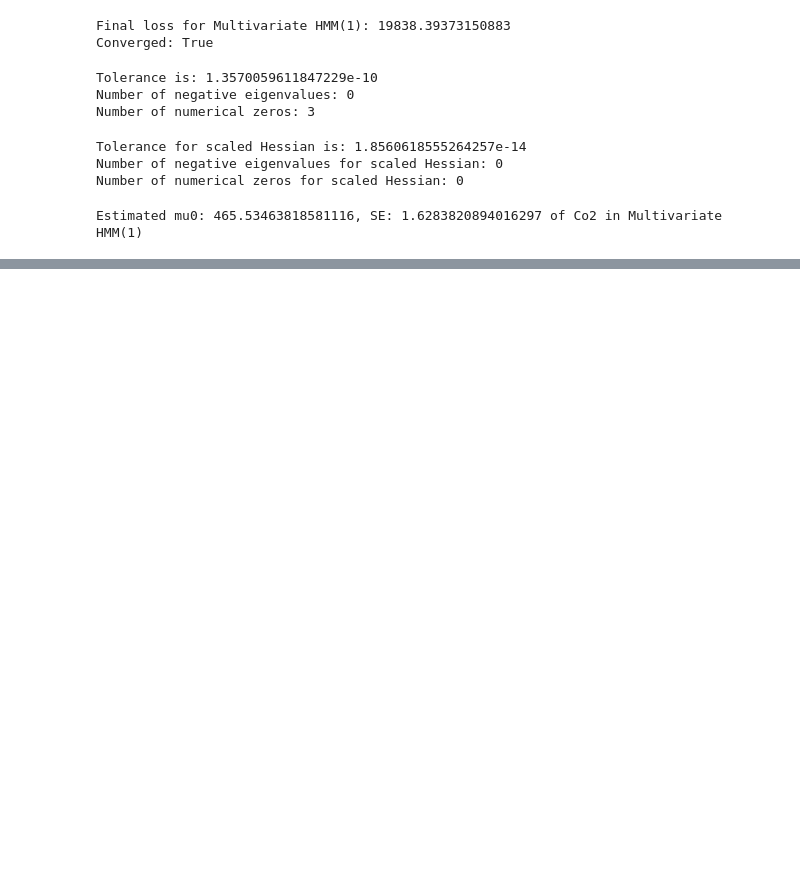
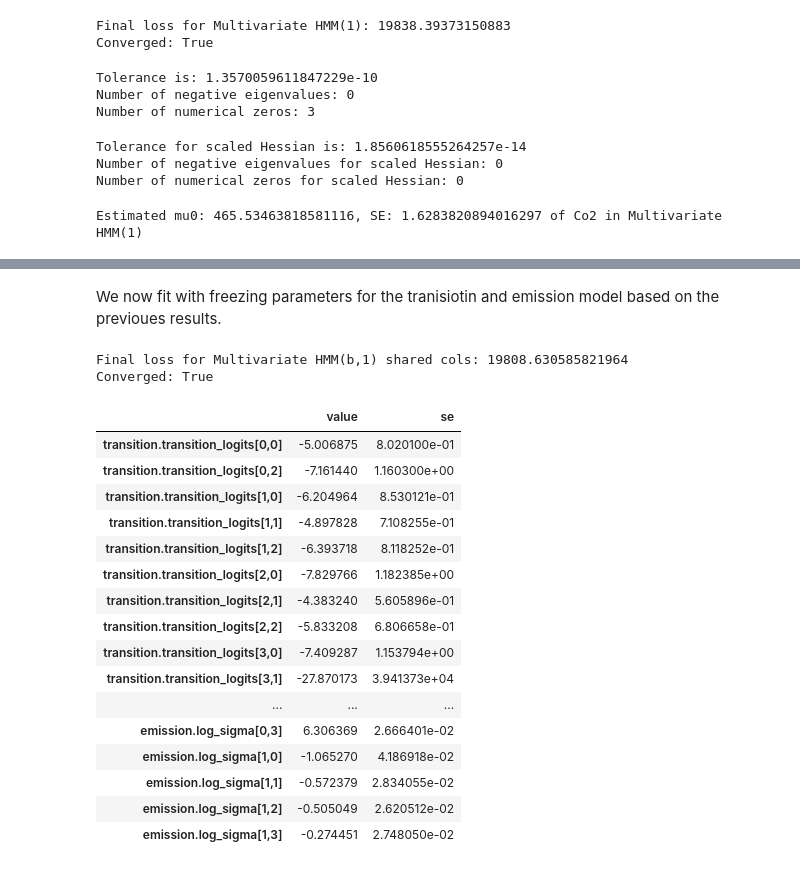
Before and after one commit to Maccen26/hmm-modelling, a Jupyter notebook: week_6_fit_states.ipynb, the cells around one changed output, grey strips where cells are left out. Saved outputs shown, nothing was run; the diff lists cells and outputs as text; code cells hidden in the pictures; blank space fills up the shorter version.

Commit message:
Fitted AR(1)-Multi-HMM(1) model with frozen transition logits

```diff
--- a/week_6_fit_states.ipynb
+++ b/week_6_fit_states.ipynb
@@ -936,6 +936,8 @@ print(f"Number of numerical zeros for scaled Hessian: {zero_eigenvalues}")
 Tolerance for scaled Hessian is: 1.8560618555264257e-14
 Number of negative eigenvalues for scaled Hessian: 0
 Number of numerical zeros for scaled Hessian: 0
+# %%
+results_dict["Multi-HMM(1)"] = results
 # %%
 # We have found a minimum
 mu_0 = results.params.emission.mu0[0]
@@ -948,0 +991,4 @@ Estimated mu0: 465.53463818581116, SE: 1.6283820894016297 of Co2 in Multivariate
+# %%
+eigenvals = jnp.linalg.eigvalsh(H)
+mask = jnp.abs(eigenvals) <= tol
+print(f"Zero eigenvalues: {eigenvals[mask]}")
@@ -948,0 +1043,6 @@ Estimated mu0: 465.53463818581116, SE: 1.6283820894016297 of Co2 in Multivariate
+# %%
+labels = hessian_labels(results.params)
+theta, _ = ravel_pytree(eqx.partition(results.params, eqx.is_array)[0])
+diag = jnp.diag(H)
+for i in jnp.argsort(diag)[:5]:
+    print(f"{labels[i]:40s} H_ii={diag[i]:.2e}  value={theta[i]:.3f}")
@@ -948,0 +1055,68 @@ Estimated mu0: 465.53463818581116, SE: 1.6283820894016297 of Co2 in Multivariate
+# %% [markdown]
+We now fit with freezing parameters for the tranisiotin and emission model based on the previoues results.
+# %%
+freeze = [("transition_logits", (0, 1))]
+
+results = solver.fit(params=params, loss_fn=negative_likelihood, data=data, frozen=freeze)  # solve for parameters
+
+print(f"Final loss for Multivariate HMM(b,1) shared cols: {results.loss}")
+print(f"Converged: {results.converged}")
+results_dict["Multi-HMM(b,1) shared cols frozen"] = results
+# %% [output]
+Final loss for Multivariate HMM(b,1) shared cols: 19808.630585821964
+Converged: True
+# %%
+import numpy as np
+from jax.flatten_util import ravel_pytree
+from src.api.v5.solvers.freezer import Freezer
+def compute_trainable_hessian(params, loss_fn, data, frozen=None):
+    """Hessian of loss_fn w.r.t. the trainable entries only (leaf- and element-frozen ones removed)."""
+    freezer = Freezer(frozen)
+    trainable, static = eqx.partition(params, freezer.filter_spec(params))   # drops whole-leaf freezes
+    theta, unravel = ravel_pytree(trainable)
+    def leaf_mask(path, leaf):                                                 # 0 at element freezes
+        m = jnp.ones(leaf.shape)
+        for idx in freezer.elements.get(freezer._leaf_name(path), []):
+            m = m.at[idx].set(0.0)
+        return m
+    mask, _ = ravel_pytree(jax.tree_util.tree_map_with_path(leaf_mask, trainable))
+    free_idx = np.flatnonzero(np.asarray(mask))
+    def loss_free(theta_free):
+        full = theta.at[free_idx].set(theta_free)                              # frozen entries stay at their values
+        return loss_fn(eqx.combine(unravel(full), static), data)
+    H = jax.hessian(loss_free)(theta[free_idx])
+    return H, theta[free_idx], free_idx, trainable
+def trainable_labels(trainable, free_idx):
+    """One label per row/column of the trainable Hessian."""
+    labels = []
+    for path, leaf in jax.tree_util.tree_flatten_with_path(trainable)[0]:
+        name = jax.tree_util.keystr(path).lstrip(".")
+        labels += [f"{name}[{','.join(map(str, i))}]" for i in np.ndindex(leaf.shape)] or [name]
+    return [labels[i] for i in free_idx]
+#Usage, including standard errors:
+freeze = [("transition_logits", (0, 1))]
+H, theta_free, free_idx, trainable = compute_trainable_hessian(results.params, negative_likelihood, data, freeze)
+labels = trainable_labels(trainable, free_idx)
+d = 1.0 / jnp.sqrt(jnp.abs(jnp.diag(H)))
+Hs = d[:, None] * H * d[None, :]
+cov = cho_solve(cho_factor(Hs), jnp.eye(len(d))) * jnp.outer(d, d)
+se = jnp.sqrt(jnp.diag(cov))
+pd.DataFrame({"value": theta_free, "se": se}, index=labels)
+# %% [output]
+|  | value | se |
+| transition.transition_logits[0,0] | -5.006875 | 8.020100e-01 |
+| transition.transition_logits[0,2] | -7.161440 | 1.160300e+00 |
+| transition.transition_logits[1,0] | -6.204964 | 8.530121e-01 |
+| transition.transition_logits[1,1] | -4.897828 | 7.108255e-01 |
+| transition.transition_logits[1,2] | -6.393718 | 8.118252e-01 |
+| transition.transition_logits[2,0] | -7.829766 | 1.182385e+00 |
+| transition.transition_logits[2,1] | -4.383240 | 5.605896e-01 |
+| transition.transition_logits[2,2] | -5.833208 | 6.806658e-01 |
+| transition.transition_logits[3,0] | -7.409287 | 1.153794e+00 |
+| transition.transition_logits[3,1] | -27.870173 | 3.941373e+04 |
+| ... | ... | ... |
+| emission.log_sigma[0,3] | 6.306369 | 2.666401e-02 |
+| emission.log_sigma[1,0] | -1.065270 | 4.186918e-02 |
+| emission.log_sigma[1,1] | -0.572379 | 2.834055e-02 |
+| emission.log_sigma[1,2] | -0.505049 | 2.620512e-02 |
+| emission.log_sigma[1,3] | -0.274451 | 2.748050e-02 |
```
Also changed, not shown: parts of 17 cells of this notebook.
